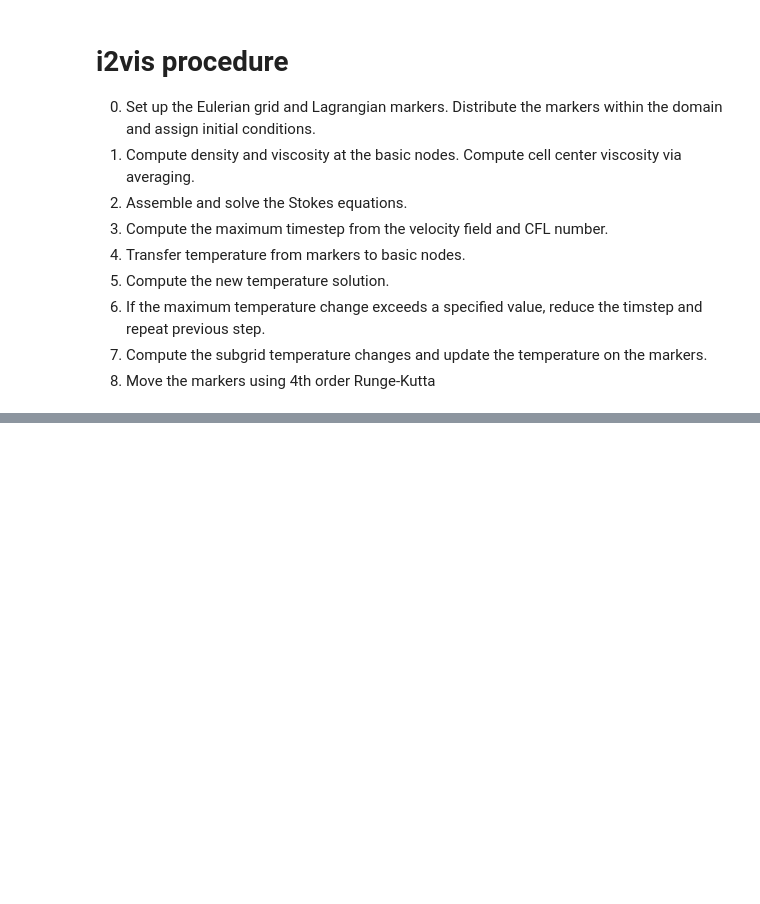
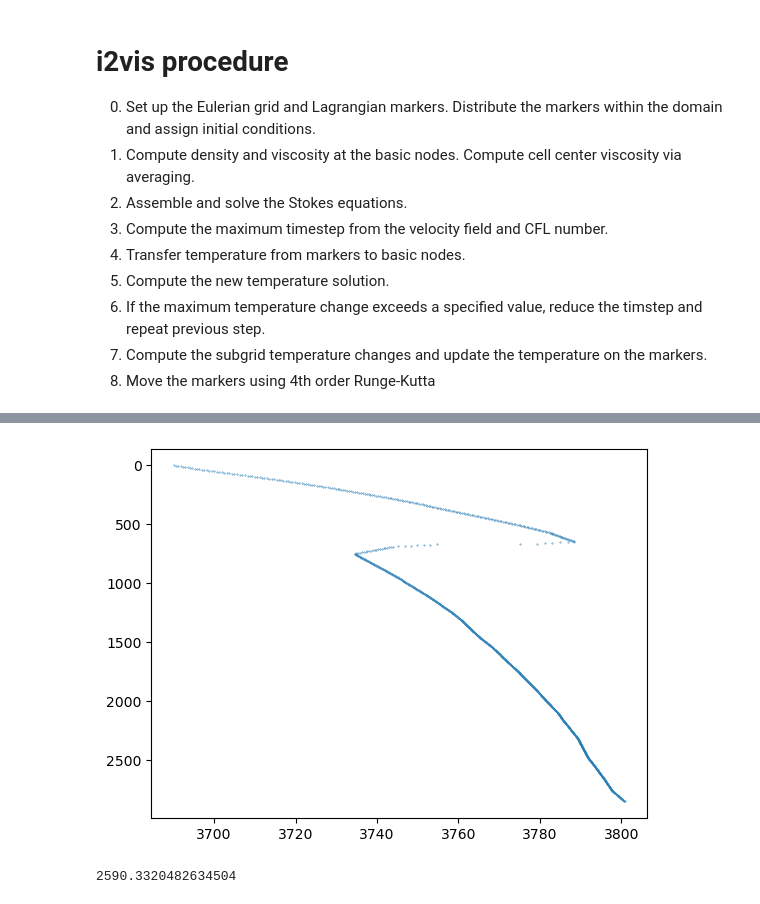
Before and after one commit to maxrudolph/gerya-julia, a Jupyter notebook: M06-Plume.ipynb, the cells around one changed output, grey strips where cells are left out. Cells and saved outputs as stored; diff of their text form; code cells hidden in the pictures; blank space fills up the shorter version.

```diff
--- a/M06-Plume.ipynb
+++ b/M06-Plume.ipynb
@@ -309,7 +311,7 @@ function setup_alpha()
 end
 alpha_profile = setup_alpha()
 function adiabatic_temperature_profile()
-    T_surf = 1400
+    T_surf = 1300. + 273.
     H = options["H"]
     Cp = 1000.
     g = options["g"]
@@ -784,17 +814,24 @@ show()
 # %%
 depth = LinRange(0,2850.e3,1000)
 T=zeros(Float64,1000)
+expansivity=zeros(Float64,1000)
+rho_profile=zeros(Float64,1000)
 #print(type(depth[1]))
 for i in 1:1000
     d::Float64 = depth[i]
     a = adiabatic_temperature(d)
+    b = alpha_profile(d)
     T[i] = a
+    expansivity[i] = b
+    rho_profile[i] = (1-expansivity[i]*(T[i]- 293))*3900*exp(9.8*5.9e-12*d)
 end
 figure()
-scatter(T,depth/1.e3,s=0.1)
-gca().set_xlim([0,3000])
+scatter(rho_profile,depth/1.e3,s=0.1)
+#gca().set_xlim([3900,3300])
 gca().invert_yaxis()
 show()
+# %% [output]
+[figure, added]
 # %%
 ave = Statistics.mean(rho_c) .* ones(size(rho_c))
 figure()
@@ -807,3 +844,5 @@ show()
 # %%
 melt_fraction(melt_model,2450e3,2850-273.0)
 adiabatic_temperature(2450e3)
+# %% [output]
+2590.3320482634504
```
Also changed, not shown: parts of 7 cells of this notebook, 1 other file.
